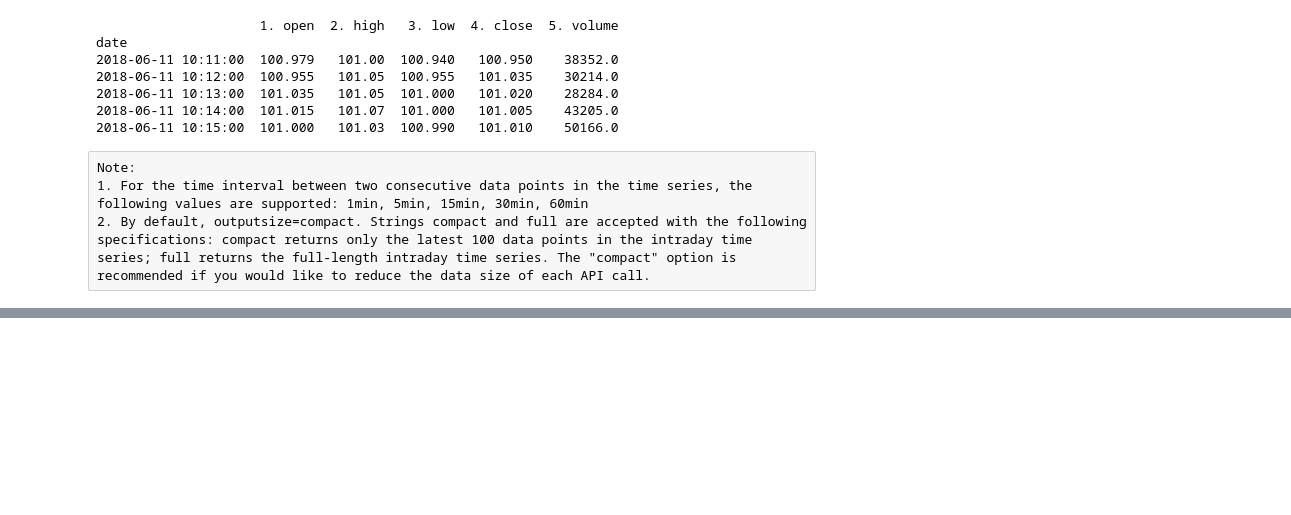
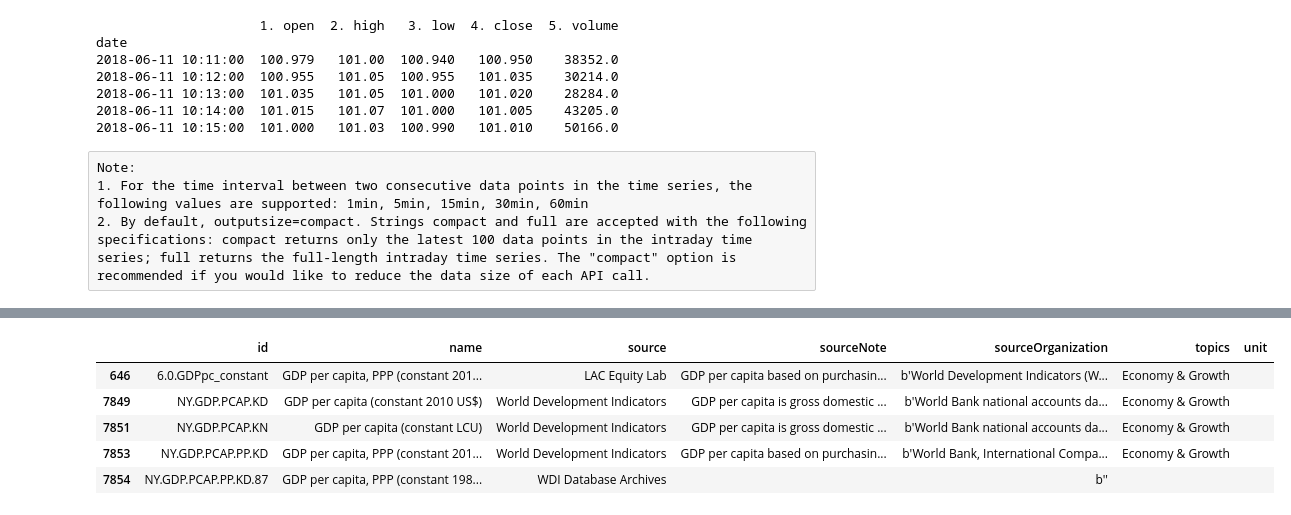
Before and after one commit to renvaldas/get_stock_prices, a Jupyter notebook: get_stock_data.ipynb, the cells around one changed output, grey strips where cells are left out. Saved outputs shown, nothing was run; the diff lists cells and outputs as text; code cells hidden in the pictures; blank space fills up the shorter version.

```diff
--- a/get_stock_data.ipynb
+++ b/get_stock_data.ipynb
@@ -88,0 +107,5 @@ Note:
+# %%
+from pandas_datareader import wb
+mathces = wb.search('gdp.*capita.*const')
+dat = wb.download(indicator='NY.GDP.PCAP.KD', country=['US', 'CA', 'MX', 'SE'], start=2010, end=2016)
+print(dat)
@@ -88,0 +130,9 @@ Note:
+# %%
+mathces
+# %% [output]
+|  | id | name | source | sourceNote | sourceOrganization | topics | unit |
+| 646 | 6.0.GDPpc_constant | GDP per capita, PPP (constant 201... | LAC Equity Lab | GDP per capita based on purchasin... | b'World Development Indicators (W... | Economy & Growth |  |
+| 7849 | NY.GDP.PCAP.KD | GDP per capita (constant 2010 US$) | World Development Indicators | GDP per capita is gross domestic ... | b'World Bank national accounts da... | Economy & Growth |  |
+| 7851 | NY.GDP.PCAP.KN | GDP per capita (constant LCU) | World Development Indicators | GDP per capita is gross domestic ... | b'World Bank national accounts da... | Economy & Growth |  |
+| 7853 | NY.GDP.PCAP.PP.KD | GDP per capita, PPP (constant 201... | World Development Indicators | GDP per capita based on purchasin... | b'World Bank, International Compa... | Economy & Growth |  |
+| 7854 | NY.GDP.PCAP.PP.KD.87 | GDP per capita, PPP (constant 198... | WDI Database Archives |  | b'' |  |  |
```
Also changed, not shown: parts of 3 cells of this notebook.
